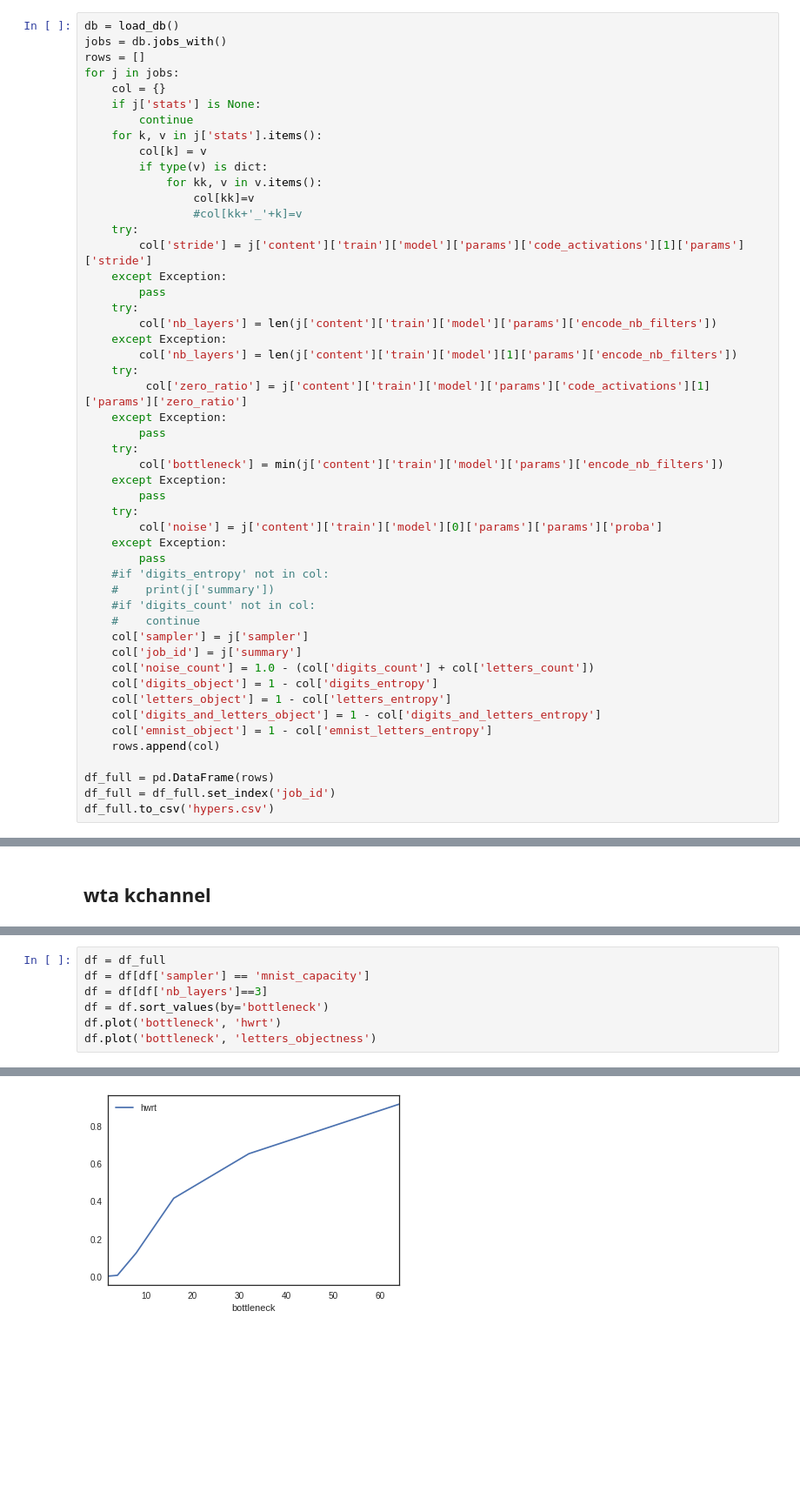
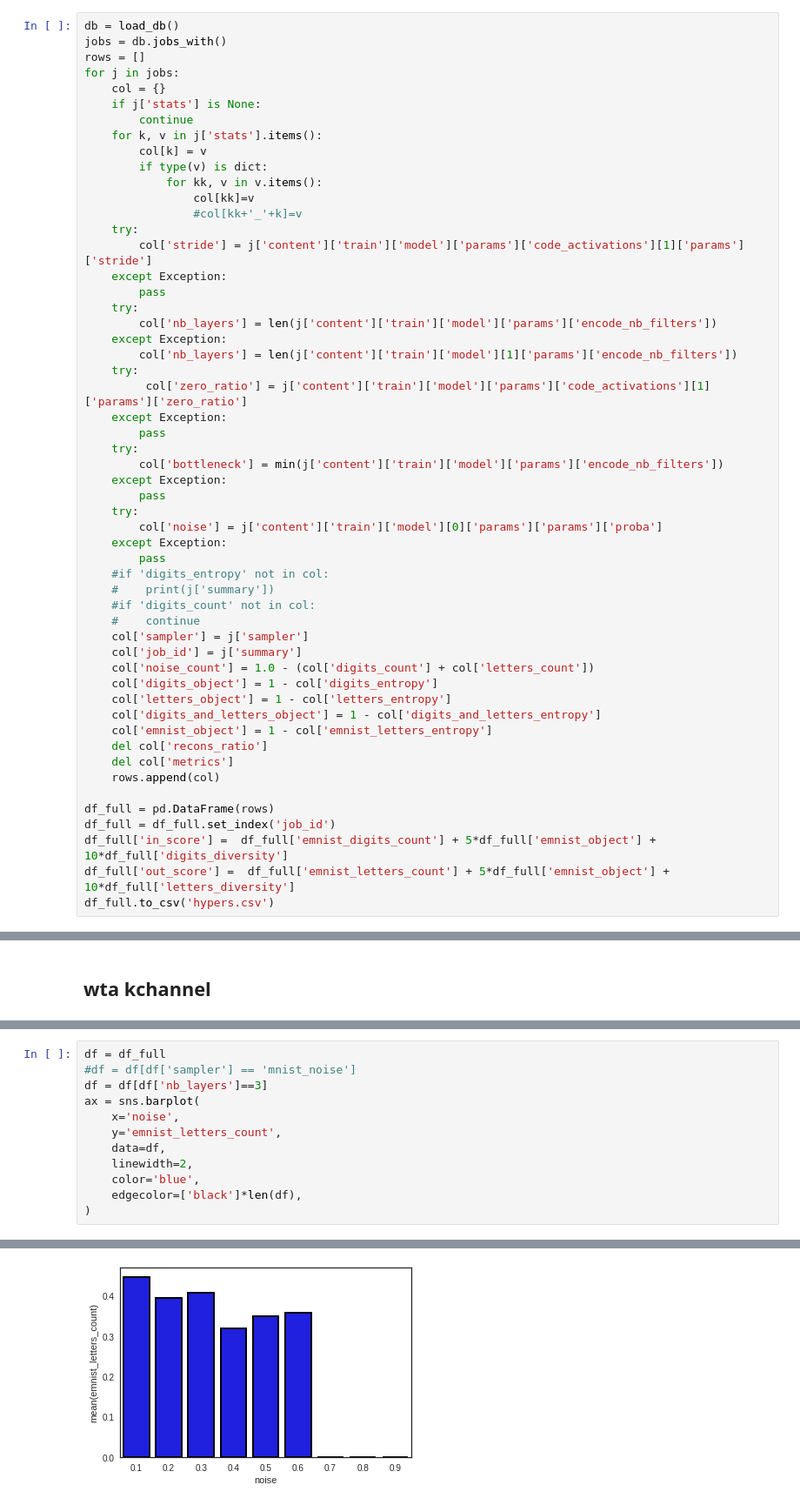
Before and after one commit to mehdidc/out_of_class, a Jupyter notebook: ae/ipynb/analysis.ipynb, the cells around one changed output, grey strips where cells are left out. Shown at 87% size. Saved outputs shown, nothing was run; the diff lists cells and outputs as text; blank space fills up the shorter version.

```diff
--- a/ae/ipynb/analysis.ipynb
+++ b/ae/ipynb/analysis.ipynb
@@ -69,8 +69,12 @@ for j in jobs:
     col['letters_object'] = 1 - col['letters_entropy']
     col['digits_and_letters_object'] = 1 - col['digits_and_letters_entropy']
     col['emnist_object'] = 1 - col['emnist_letters_entropy']
+    del col['recons_ratio']
+    del col['metrics']
     rows.append(col)
 
 df_full = pd.DataFrame(rows)
 df_full = df_full.set_index('job_id')
+df_full['in_score'] =  df_full['emnist_digits_count'] + 5*df_full['emnist_object'] + 10*df_full['digits_diversity']
+df_full['out_score'] =  df_full['emnist_letters_count'] + 5*df_full['emnist_object'] + 10*df_full['letters_diversity']
 df_full.to_csv('hypers.csv')
@@ -277,8 +206,13 @@ Name: f316dedd30ebc5f51c4678f07979436c, dtype: object
 # %%
 df = df_full
-df = df[df['sampler'] == 'mnist_capacity']
+#df = df[df['sampler'] == 'mnist_noise']
 df = df[df['nb_layers']==3]
-df = df.sort_values(by='bottleneck')
-df.plot('bottleneck', 'hwrt')
-df.plot('bottleneck', 'letters_objectness')
+ax = sns.barplot(
+    x='noise',
+    y='emnist_letters_count',
+    data=df,
+    linewidth=2,
+    color='blue',
+    edgecolor=['black']*len(df),
+)
 # %% [output]
@@ -286 +219 @@ df.plot('bottleneck', 'letters_objectness')
-[figure, old version]
+[figure, new version]
```
Also changed, not shown: parts of 25 cells of this notebook.
